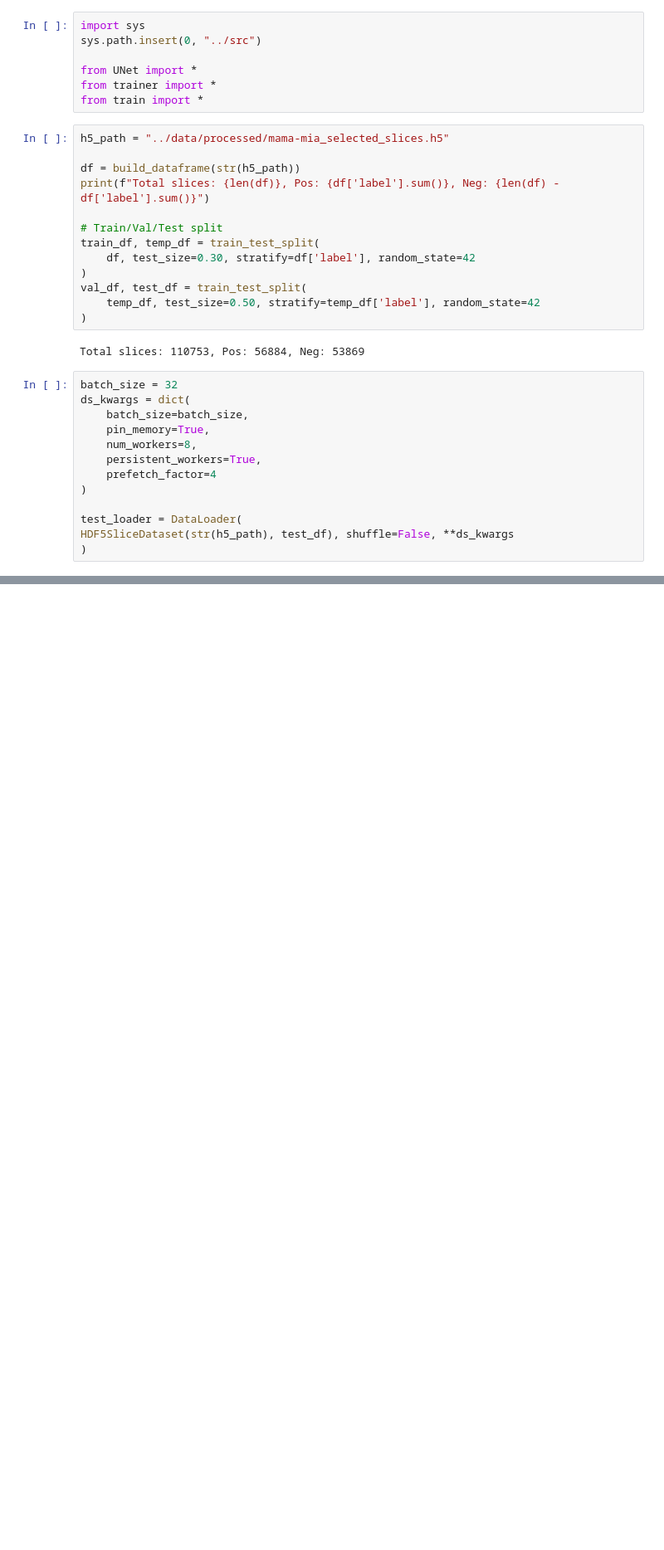
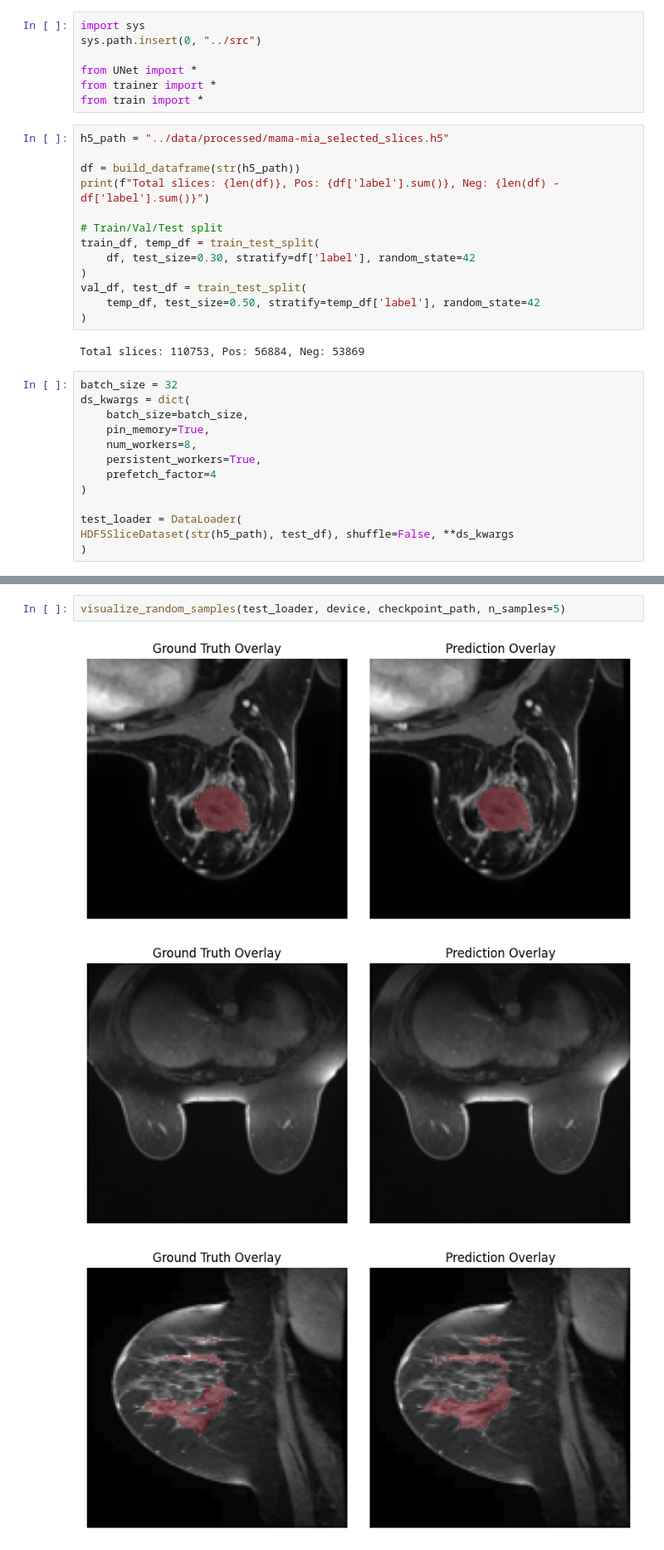
Before and after one commit to hoteamarian/breast-mri-unet-segmentation, a Jupyter notebook: notebooks/test.ipynb, the cells around one changed output, grey strips where cells are left out. Shown at 83% size. Drawn from its saved outputs; the diff is of its cells as text; blank space fills up the shorter version.

```diff
--- a/notebooks/test.ipynb
+++ b/notebooks/test.ipynb
@@ -150,0 +210,6 @@ for i in range(0, len(cols), 2):
+# %%
+visualize_random_samples(test_loader, device, checkpoint_path, n_samples=5)
+# %% [output]
+[figure, added]
+[figure, added]
+[figure, added]
```
Also changed, not shown: parts of 8 cells of this notebook.
